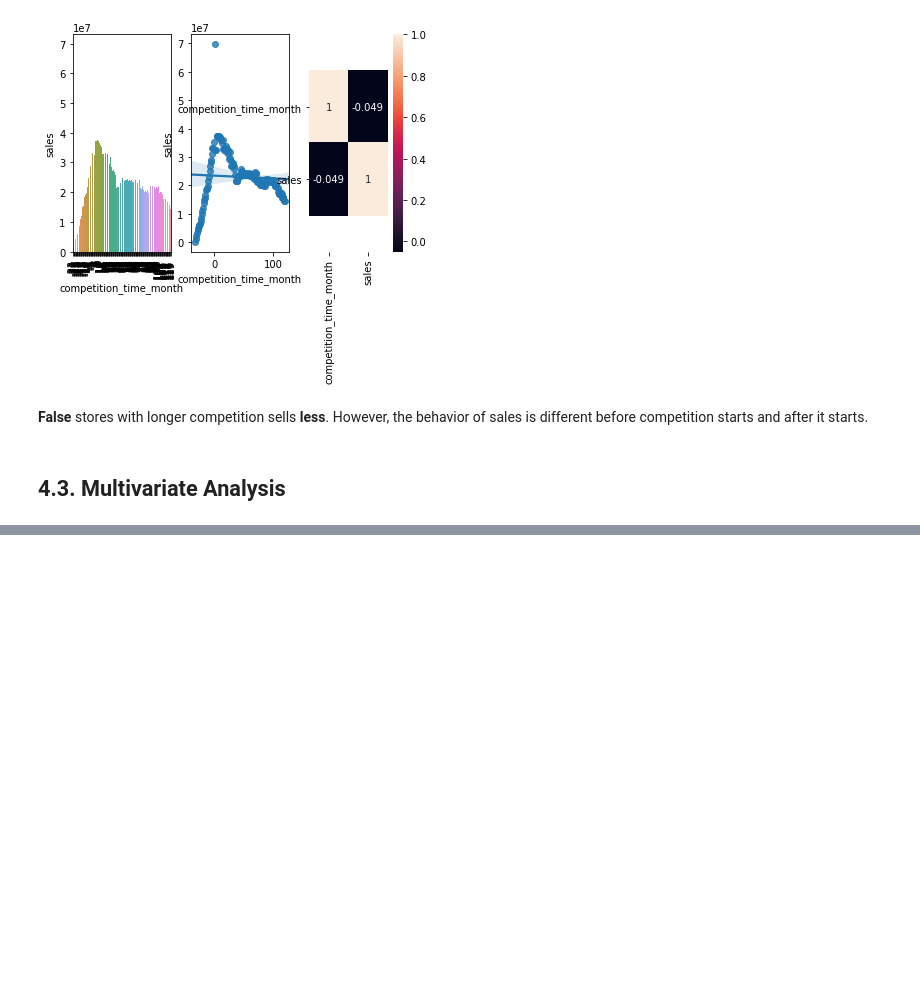
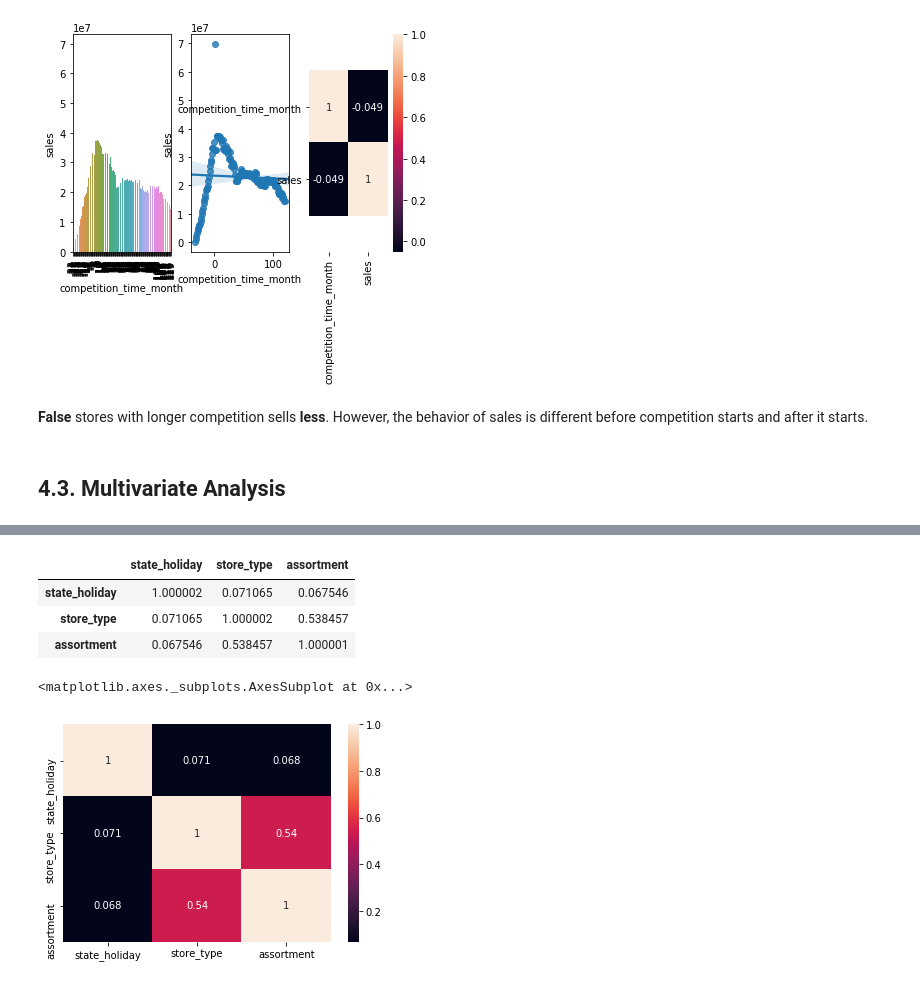
Before and after one commit to pedropscf/1-Rossman-Sales-Prediction, a Jupyter notebook: m04_vid01_store_sales_prediction.ipynb, the cells around one changed output, grey strips where cells are left out. Saved outputs shown, nothing was run; the diff lists cells and outputs as text; code cells hidden in the pictures; blank space fills up the shorter version.

```diff
--- a/m04_vid01_store_sales_prediction.ipynb
+++ b/m04_vid01_store_sales_prediction.ipynb
@@ -14,5 +16,17 @@ import datetime
 # %% [markdown]
 ## 0.1. Helper Functions
+# %%
+def cramer_v(x, y):
+    cm = pd.crosstab(x, y).as_matrix()
+    n = cm.sum()
+    r, k = cm.shape
+
+    chi2 = stats.chi2_contingency(cm)[0]
+    chi2_corrected = chi2 - ((k - 1)*(r - 1))/(n - 1)
+    k_corrected = k - ((k - 1)**2)/(n - 1)
+    r_corrected = r - ((r - 1)**2)/(n - 1)
+
+    return np.sqrt((chi2_corrected/n) / (min(k_corrected - 1, r_corrected - 1)))
 # %% [markdown]
 ## 0.2. Loading Data
 # %%
@@ -666,0 +691,5 @@ x.set_ylim(bottom+0.5, top-0.5);
+# %%
+from scipy import stats
+
+categorical = df4.select_dtypes(include='object')
+categorical.head()
@@ -666,0 +705,29 @@ x.set_ylim(bottom+0.5, top-0.5);
+# %%
+a1 = cramer_v(categorical['state_holiday'], categorical['state_holiday'])
+a2 = cramer_v(categorical['state_holiday'], categorical['store_type'])
+a3 = cramer_v(categorical['state_holiday'], categorical['assortment'])
+
+a4 = cramer_v(categorical['store_type'], categorical['state_holiday'])
+a5 = cramer_v(categorical['store_type'], categorical['store_type'])
+a6 = cramer_v(categorical['store_type'], categorical['assortment'])
+
+a7 = cramer_v(categorical['assortment'], categorical['state_holiday'])
+a8 = cramer_v(categorical['assortment'], categorical['store_type'])
+a9 = cramer_v(categorical['assortment'], categorical['assortment'])
+
+d = pd.DataFrame({'state_holiday': [a1, a2, a3],
+              'store_type': [a4, a5, a6],
+              'assortment': [a7, a8, a9] })
+# %%
+d = d.set_index(d.columns)
+d.head()
+# %% [output]
+|  | state_holiday | store_type | assortment |
+| state_holiday | 1.000002 | 0.071065 | 0.067546 |
+| store_type | 0.071065 | 1.000002 | 0.538457 |
+| assortment | 0.067546 | 0.538457 | 1.000001 |
+# %%
+sns.heatmap(d, annot=True)
+# %% [output]
+<matplotlib.axes._subplots.AxesSubplot at 0x...>
+[figure, added]
```
Also changed, not shown: parts of 12 cells of this notebook.
